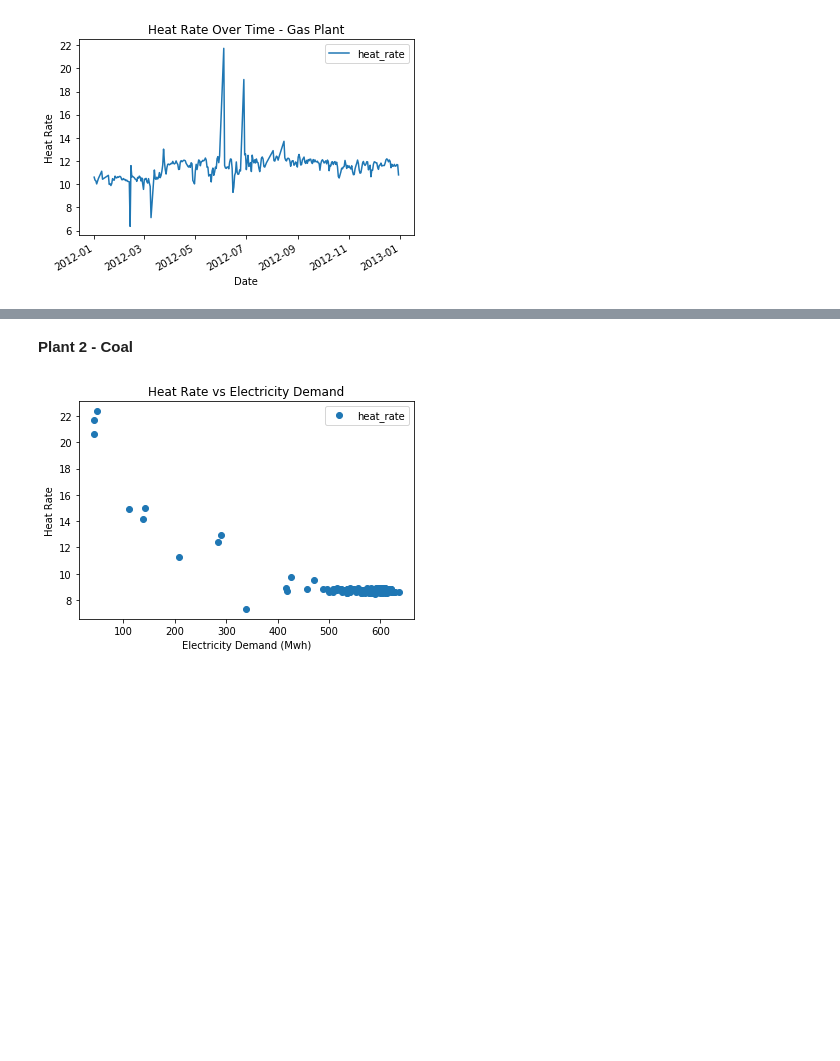
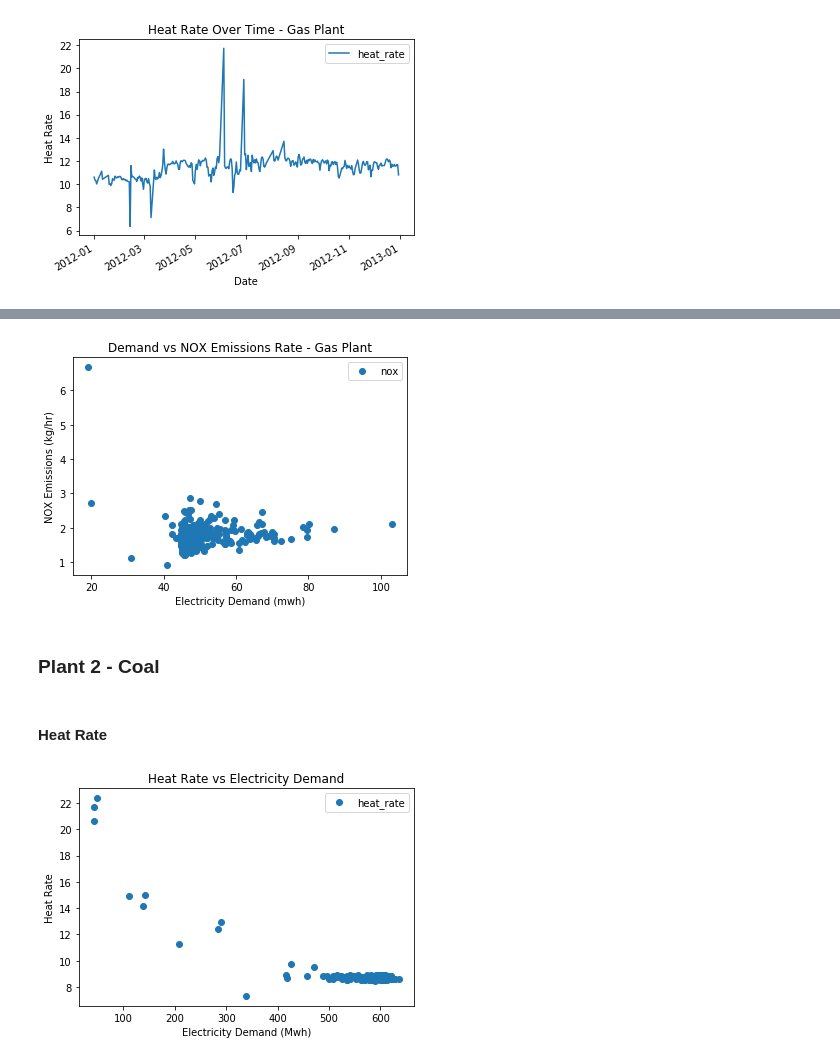
Before and after one commit to amy-wang/thesis2, a Jupyter notebook: heat_rate/Simple_Dispatch_Inputs.ipynb, the cells around one changed output, grey strips where cells are left out. Saved outputs shown, nothing was run; the diff lists cells and outputs as text; code cells hidden in the pictures; blank space fills up the shorter version.

```diff
--- a/heat_rate/Simple_Dispatch_inputs.ipynb
+++ b/heat_rate/Simple_Dispatch_Inputs.ipynb
@@ -251,5 +264,16 @@ plt.show()
+# %%
+plant1.plot(x='mwh', y='nox', style='o')
+plt.title('Demand vs NOX Emissions Rate - Gas Plant')
+plt.xlabel('Electricity Demand (mwh)')
+plt.ylabel('NOX Emissions (kg/hr)')
+
+plt.show()
+# %% [output]
+[figure, added]
 # %% [markdown]
-**Plant 2 - Coal**
+### Plant 2 - Coal
+# %% [markdown]
+#### Heat Rate
 # %%
 plant1 = plant[plant['orispl_unit']=='2828_1']
 
```
Also changed, not shown: parts of 19 cells of this notebook.
